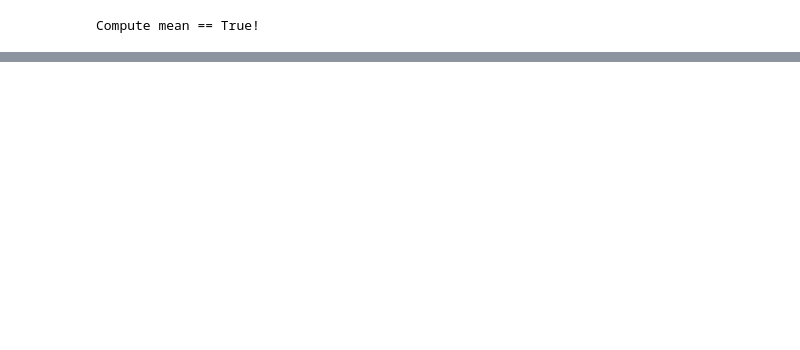
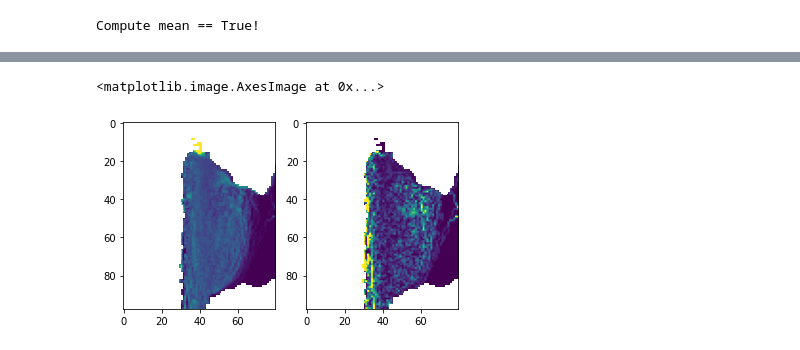
Before and after one commit to OceanParcels/BayesianAnalysis_SouthAtlantic, a Jupyter notebook: notebooks/bootstrapping.ipynb, the cells around one changed output, grey strips where cells are left out. Saved outputs shown, nothing was run; the diff lists cells and outputs as text; code cells hidden in the pictures; blank space fills up the shorter version.

```diff
--- a/notebooks/bootstrapping.ipynb
+++ b/notebooks/bootstrapping.ipynb
@@ -81,5 +80,3 @@ sample_size = 1000
 number_samples = 2 # at least 50 up to 100
 # %% [output]
 Compute mean == True!
-# %%
-a = np.random.choice(10, 2, replace=True)
@@ -90,2 +185,2 @@ array([1, 9])
 # %%
-sources = ['Rio-de-Janeiro', 'Paraiba']
+likelihood['Rio-de-Janeiro'].shape
@@ -223,15 +234,17 @@ for t in range(time):
 print('Computing posterior probability')
 likelihood_xr = {}  # formatting dictionary for xarray Dataset convertion
 for k, loc in enumerate(sources):
-    pst = np.zeros((time, *number_bins))
-    lklhd = np.zeros((time, *number_bins))
+    pst = np.zeros((number_samples, time, *number_bins))
+    lklhd = np.zeros((number_samples, time, *number_bins))
 
-    for t in range(time):
-        # Bayes theorem!
-        pst[t] = likelihood[loc][t]*priors['Mean'][loc]/normalizing_constant[t]
-        lklhd[t] = likelihood[loc][t]
-    # xarray Dataset formatting
-    posterior[loc] = (["time", "x", "y"], pst)
-    likelihood_xr[loc] = (["time", "x", "y"], lklhd)  # homgenizing time dim
+    for i_sample in range(number_samples):§a
+        t
+        for t in range(time):
+            # Bayes theorem!
+            pst[i_sample, t] = likelihood[loc][i_sample,t]*priors['prior'][loc]/normalizing_constant[i_sample,t]
+            lklhd[i_sample, t] = likelihood[loc][i_sample, t]
+        # xarray Dataset formatting
+        posterior[loc] = pst #(["time", "x", "y"], pst)
+        likelihood_xr[i_sample, loc] = lklhd #(["time", "x", "y"], lklhd)  # homgenizing time dim
 
-posterior['counts'] = (["time", "x", "y"], total_counts)
+# posterior['counts'] = (["time", "x", "y"], total_counts)
@@ -237,0 +253,11 @@ posterior['counts'] = (["time", "x", "y"], total_counts)
+# %%
+#####
+# Standard deviation and mean
+#####
+
+mean = {}
+standard_deviation = {}
+
+for k, loc in enumerate(sources):
+    mean[loc] = (["time", "x", "y"], np.mean(posterior[loc], axis=0))
+    standard_deviation[loc] = (["time", "x", "y"], np.std(posterior[loc], axis=0))
@@ -238,3 +275,12 @@ posterior['counts'] = (["time", "x", "y"], total_counts)
+# %%
+ax1 = plt.subplot(1, 2, 1)
+ax1.imshow(mean['Unclustered-America'][0], vmax=1)
+
+ax2 = plt.subplot(1, 2, 2)
+ax2.imshow(standard_deviation['Unclustered-America'][0], vmax=2e-1)
+# %% [output]
+<matplotlib.image.AxesImage at 0x...>
+[figure, added]
 # %%
 ###############################################################################
 # Saving the likelihood & posteior as netCDFs
```
Also changed, not shown: parts of 20 cells of this notebook, 3 other files.
